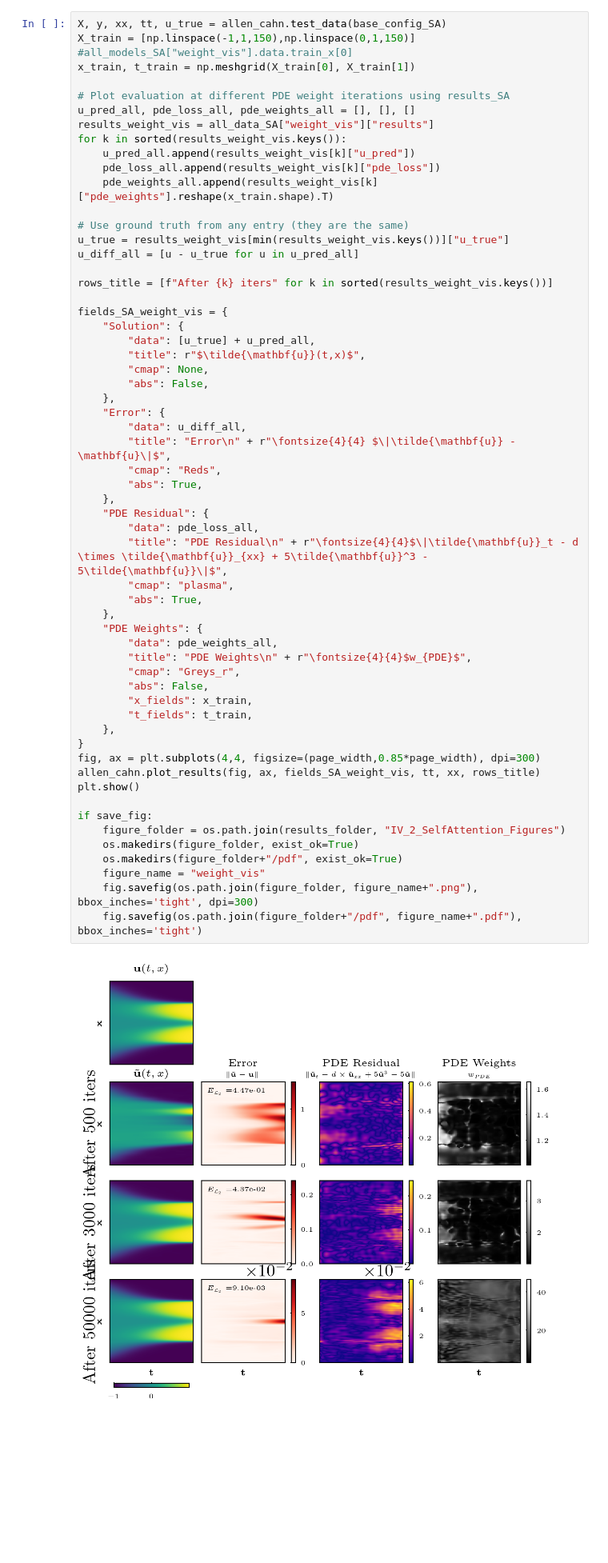
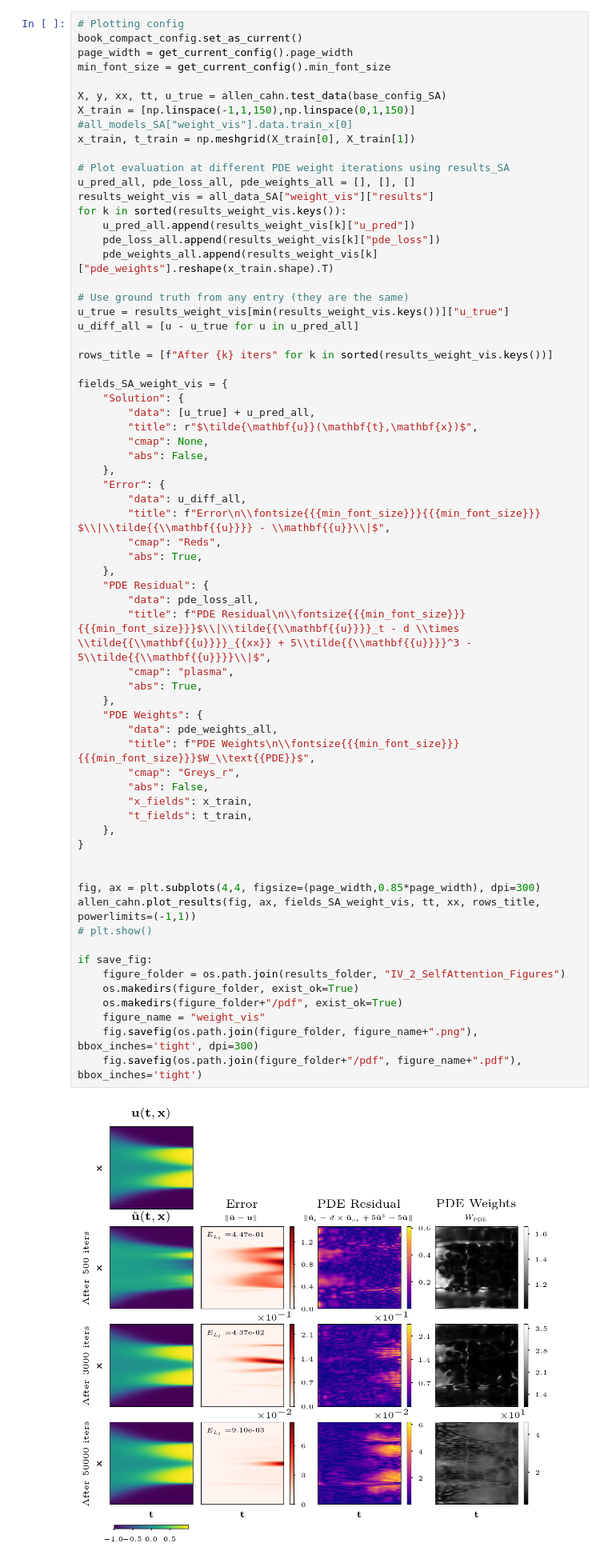
Before and after one commit to bonneted/PhD, a Jupyter notebook: chapters/III_ImprovingPINNs.ipynb, the cells around one changed output. Shown at 80% size. Drawn from its saved outputs; the diff is of its cells as text; blank space fills up the shorter version.

```diff
--- a/chapters/III_ImprovingPINNs.ipynb
+++ b/chapters/III_ImprovingPINNs.ipynb
@@ -451,4 +407,9 @@ Loading saved results for: weight_vis
 # %%
+# Plotting config
+book_compact_config.set_as_current()
+page_width = get_current_config().page_width
+min_font_size = get_current_config().min_font_size
+
 X, y, xx, tt, u_true = allen_cahn.test_data(base_config_SA)
 X_train = [np.linspace(-1,1,150),np.linspace(0,1,150)] #all_models_SA["weight_vis"].data.train_x[0]
 x_train, t_train = np.meshgrid(X_train[0], X_train[1])
@@ -470,41 +431,43 @@ rows_title = [f"After {k} iters" for k in sorted(results_weight_vis.keys())]
 fields_SA_weight_vis = {
     "Solution": {
         "data": [u_true] + u_pred_all,
-        "title": r"$\tilde{\mathbf{u}}(t,x)$",
+        "title": r"$\tilde{\mathbf{u}}(\mathbf{t},\mathbf{x})$",
         "cmap": None,
         "abs": False,
     },
     "Error": {
         "data": u_diff_all,
-        "title": "Error\n" + r"\fontsize{4}{4} $\|\tilde{\mathbf{u}} - \mathbf{u}\|$",
+        "title": f"Error\n\\fontsize{{{min_font_size}}}{{{min_font_size}}} $\\|\\tilde{{\\mathbf{{u}}}} - \\mathbf{{u}}\\|$",
         "cmap": "Reds",
         "abs": True,
     },
     "PDE Residual": {
         "data": pde_loss_all,
-        "title": "PDE Residual\n" + r"\fontsize{4}{4}$\|\tilde{\mathbf{u}}_t - d \times \tilde{\mathbf{u}}_{xx} + 5\tilde{\mathbf{u}}^3 - 5\tilde{\mathbf{u}}\|$",
+        "title": f"PDE Residual\n\\fontsize{{{min_font_size}}}{{{min_font_size}}}$\\|\\tilde{{\\mathbf{{u}}}}_t - d \\times \\tilde{{\\mathbf{{u}}}}_{{xx}} + 5\\tilde{{\\mathbf{{u}}}}^3 - 5\\tilde{{\\mathbf{{u}}}}\\|$",
         "cmap": "plasma",
         "abs": True,
     },
     "PDE Weights": {
         "data": pde_weights_all,
-        "title": "PDE Weights\n" + r"\fontsize{4}{4}$w_{PDE}$",
+        "title": f"PDE Weights\n\\fontsize{{{min_font_size}}}{{{min_font_size}}}$W_\\text{{PDE}}$",
         "cmap": "Greys_r",
         "abs": False,
         "x_fields": x_train,
         "t_fields": t_train,
     },
 }
+
+
 fig, ax = plt.subplots(4,4, figsize=(page_width,0.85*page_width), dpi=300)
-allen_cahn.plot_results(fig, ax, fields_SA_weight_vis, tt, xx, rows_title)
-plt.show()
+allen_cahn.plot_results(fig, ax, fields_SA_weight_vis, tt, xx, rows_title, powerlimits=(-1,1))
+# plt.show()
 
 if save_fig:
     figure_folder = os.path.join(results_folder, "IV_2_SelfAttention_Figures")
     os.makedirs(figure_folder, exist_ok=True)
     os.makedirs(figure_folder+"/pdf", exist_ok=True)
     figure_name = "weight_vis"
     fig.savefig(os.path.join(figure_folder, figure_name+".png"), bbox_inches='tight', dpi=300)
     fig.savefig(os.path.join(figure_folder+"/pdf", figure_name+".pdf"), bbox_inches='tight')
 # %% [output]
-[figure, old version]
+[figure, new version]
```
Also changed, not shown: parts of 7 cells of this notebook, 21 other files.
